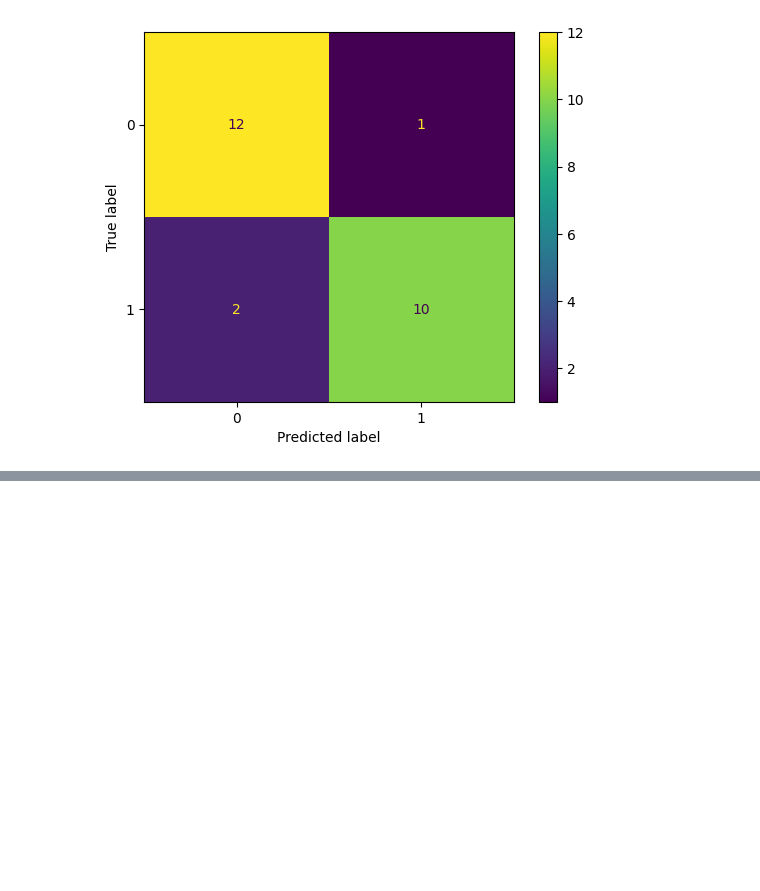
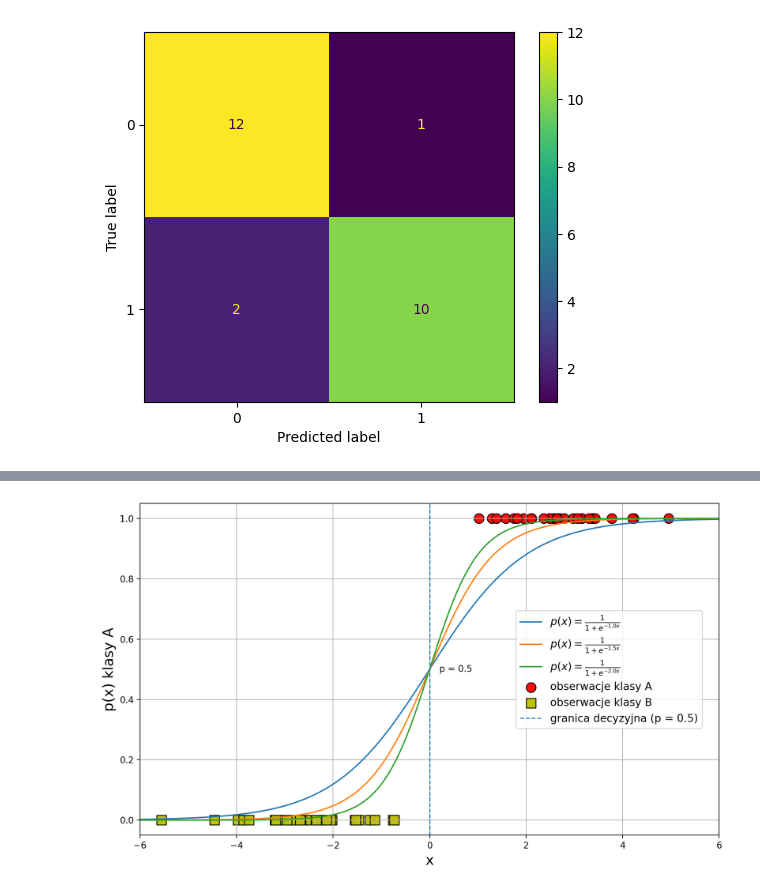
Before and after one commit to Normzxy/Masters-Thesis, a Jupyter notebook: notebooks/others.ipynb, the cells around one changed output, grey strips where cells are left out. Cells and saved outputs as stored; diff of their text form; code cells hidden in the pictures; blank space fills up the shorter version.

```diff
--- a/notebooks/others.ipynb
+++ b/notebooks/others.ipynb
@@ -62,0 +65,31 @@ plt.legend(loc='center right', prop={'size': 16}, bbox_to_anchor=(0.98, 0.5))
+# %%
+x = np.linspace(-6, 6, 500)
+y_1 = sigmoid(x, 1.0)
+y_2 = sigmoid(x, 1.5)
+y_3 = sigmoid(x, 2.0)
+
+np.random.seed(0)
+n_per_class = 30
+x_A = np.random.normal(-3.0, 1.0, size=n_per_class)
+x_B = np.random.normal(3.0, 1.0, size=n_per_class)
+
+y_A = np.zeros_like(x_A)
+y_B = np.ones_like(x_B)
+
+plt.figure(figsize=(10, 6), dpi=200)
+plt.plot(x, y_1, label=r'$p(x)=\frac{1}{1+e^{-1.0x}}$')
+plt.plot(x, y_2, label=r'$p(x)=\frac{1}{1+e^{-1.5x}}$')
+plt.plot(x, y_3, label=r'$p(x)=\frac{1}{1+e^{-2.0x}}$')
+plt.scatter(x_B, y_B, marker='o', color='r', edgecolor='k', alpha=0.95, s=120, label='obserwacje klasy A')
+plt.scatter(x_A, y_A, marker='s', color='y', edgecolor='k', alpha=0.95, s=120, label='obserwacje klasy B')
+plt.axvline(0.0, linestyle='--', linewidth=1.2, label='granica decyzyjna (p = 0.5)')
+plt.text(0.2, 0.5, 'p = 0.5', va='center')
+plt.xlabel('x', size=16)
+plt.ylabel('p(x) klasy A', size=16)
+plt.xlim(-6, 6)
+plt.ylim(-0.05, 1.05)
+plt.grid(True)
+plt.legend(loc='center right', prop={'size': 12}, bbox_to_anchor=(0.98, 0.50))
+plt.tight_layout()
+# %% [output]
+[figure, added]
```
Also changed, not shown: parts of 9 cells of this notebook, 5 other files.
